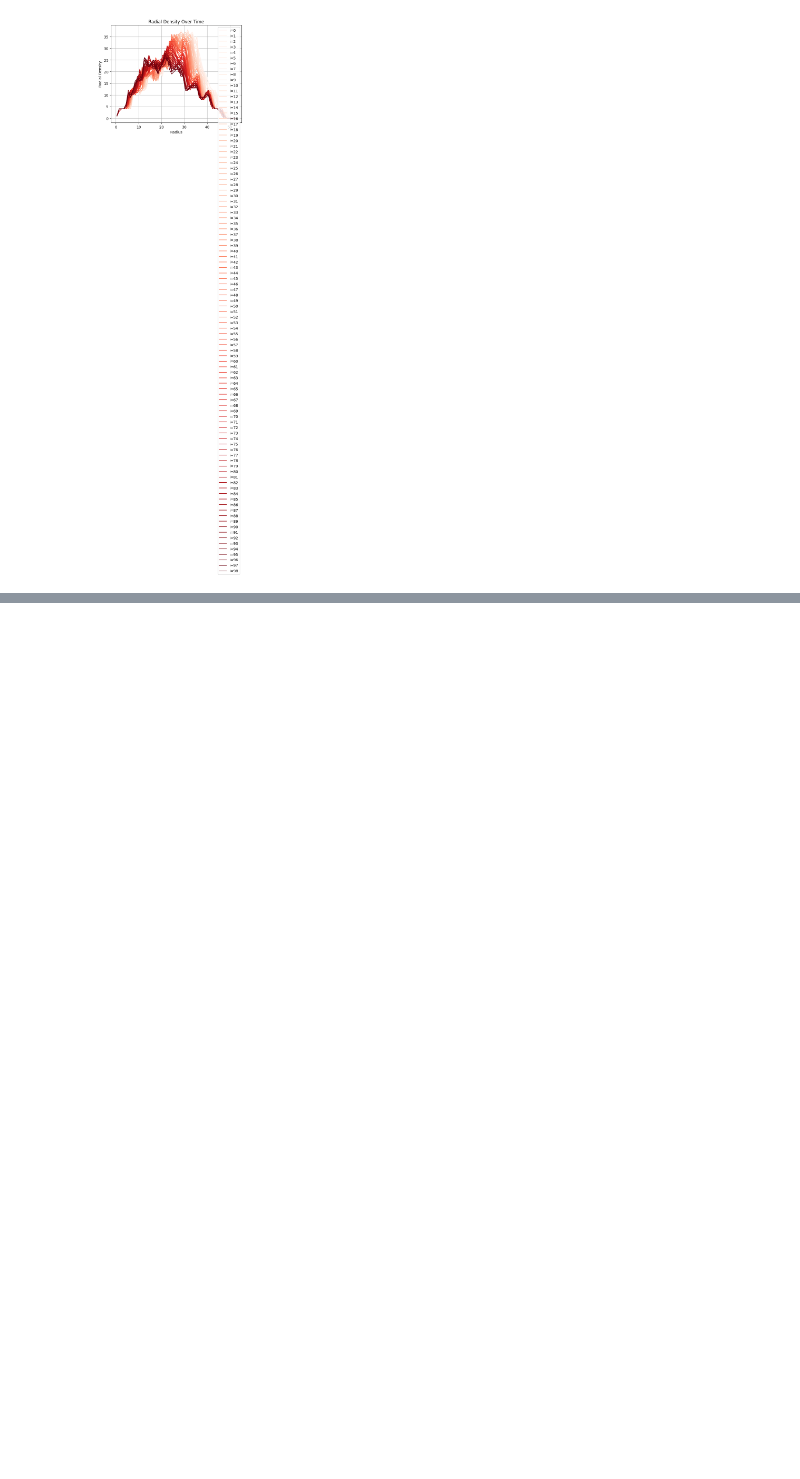
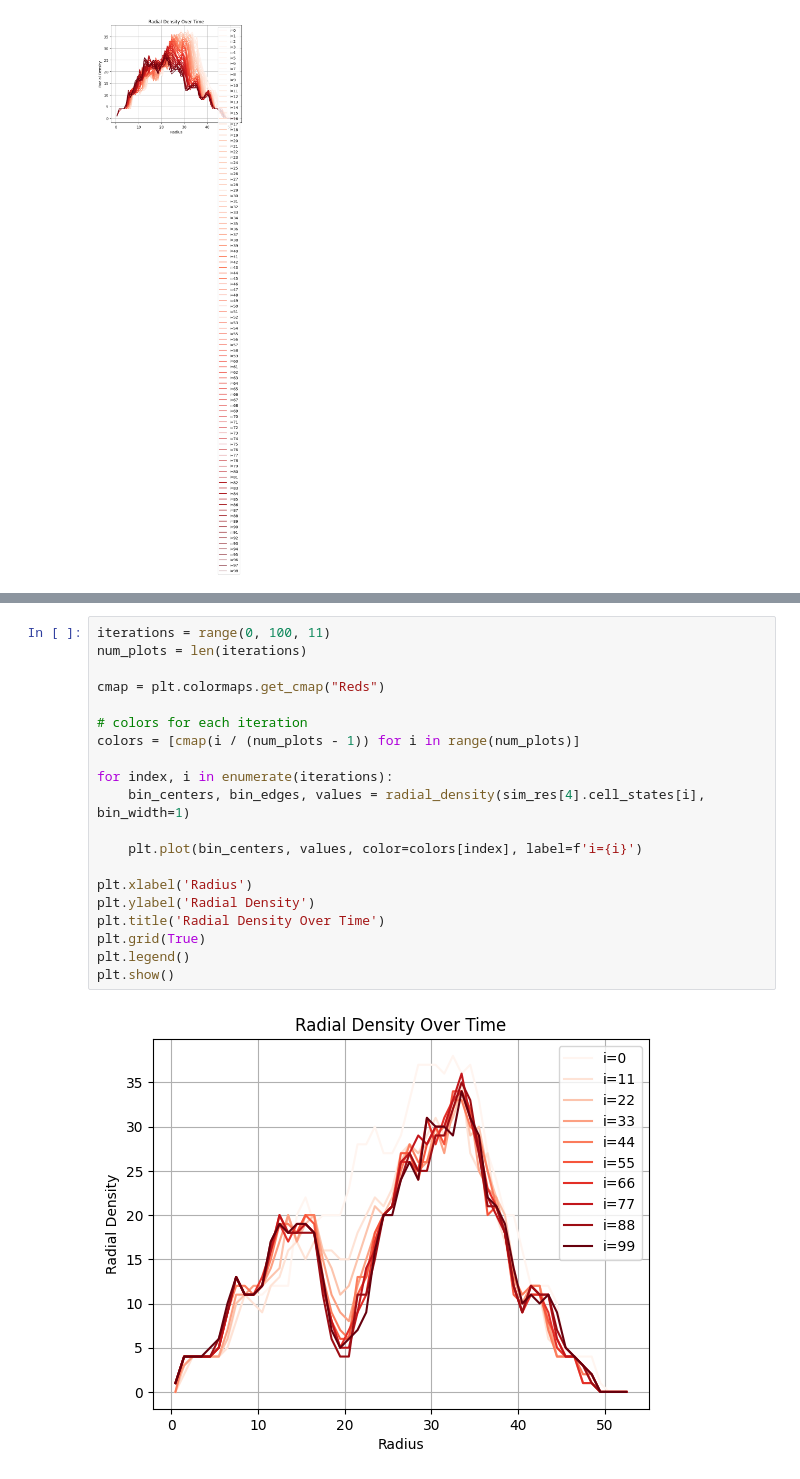
Before and after one commit to kav-kamath/MCF10A_collective_cell_migration, a Jupyter notebook: additional_plotting.ipynb, the cells around one changed output, grey strips where cells are left out. Saved outputs shown, nothing was run; the diff lists cells and outputs as text; blank space fills up the shorter version.

```diff
--- a/additional_plotting.ipynb
+++ b/additional_plotting.ipynb
@@ -183,0 +188,22 @@ animate_cell_simulation(sim_list[20].cell_states, sim_list[20].event_times)
+# %%
+iterations = range(0, 100, 11)
+num_plots = len(iterations)
+
+cmap = plt.colormaps.get_cmap("Reds")
+
+# colors for each iteration
+colors = [cmap(i / (num_plots - 1)) for i in range(num_plots)]
+
+for index, i in enumerate(iterations):
+    bin_centers, bin_edges, values = radial_density(sim_res[4].cell_states[i], bin_width=1)
+
+    plt.plot(bin_centers, values, color=colors[index], label=f'i={i}')
+
+plt.xlabel('Radius')
+plt.ylabel('Radial Density')
+plt.title('Radial Density Over Time')
+plt.grid(True)
+plt.legend()
+plt.show()
+# %% [output]
+[figure, added]
```
Also changed, not shown: parts of 2 cells of this notebook, 3 other files.
